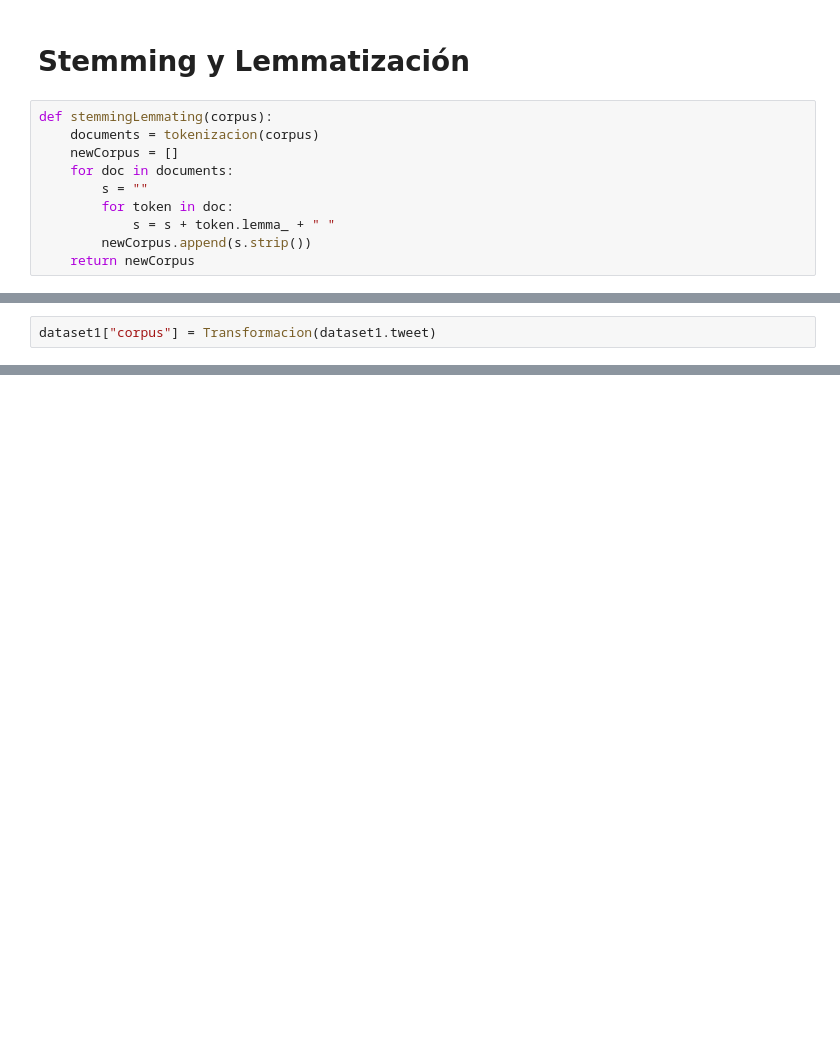
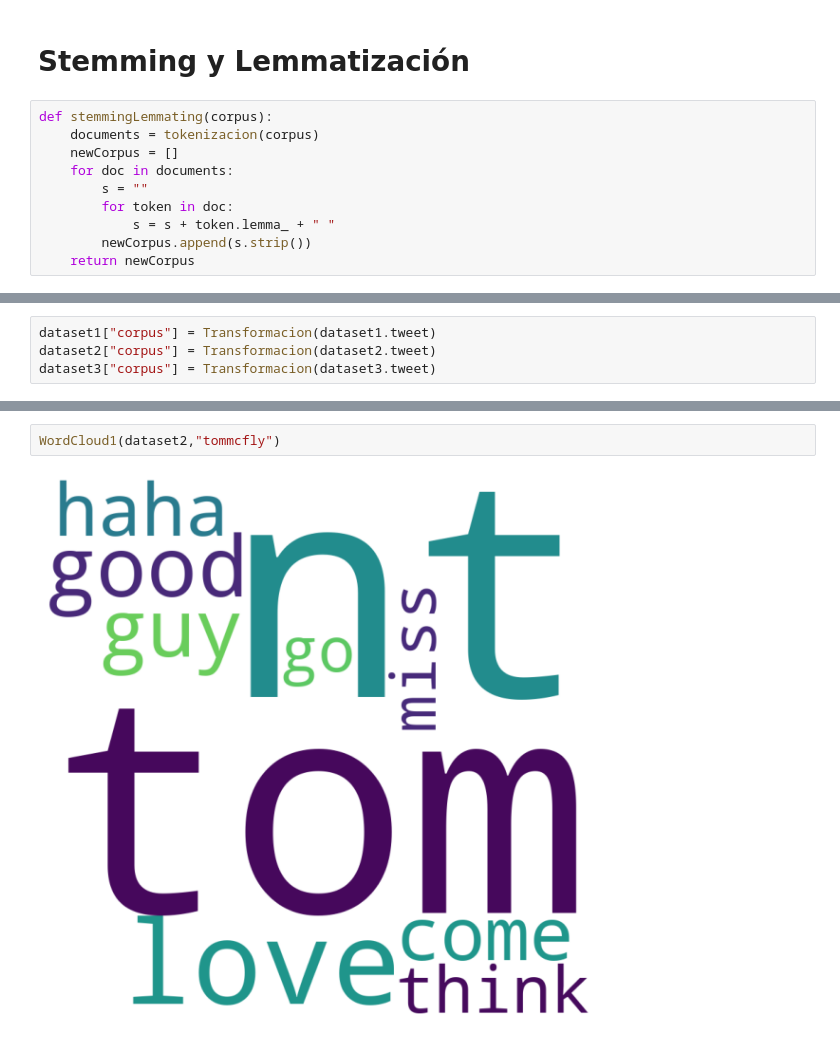
Before and after one commit to JS-DS-coder/Algoritmos, a Jupyter notebook: tweets.ipynb, the cells around one changed output, grey strips where cells are left out. Cells and saved outputs as stored; diff of their text form; blank space fills up the shorter version.

```diff
--- a/tweets.ipynb
+++ b/tweets.ipynb
@@ -181,3 +163,5 @@ def Transformacion(corpus,nombre):
   return Newcorpus
 # %%
 dataset1["corpus"] = Transformacion(dataset1.tweet)
+dataset2["corpus"] = Transformacion(dataset2.tweet)
+dataset3["corpus"] = Transformacion(dataset3.tweet)
@@ -214,0 +202,4 @@ plt.show()
+# %%
+WordCloud1(dataset2,"tommcfly")
+# %% [output]
+[figure, added]
```
Also changed, not shown: parts of 6 cells of this notebook.
